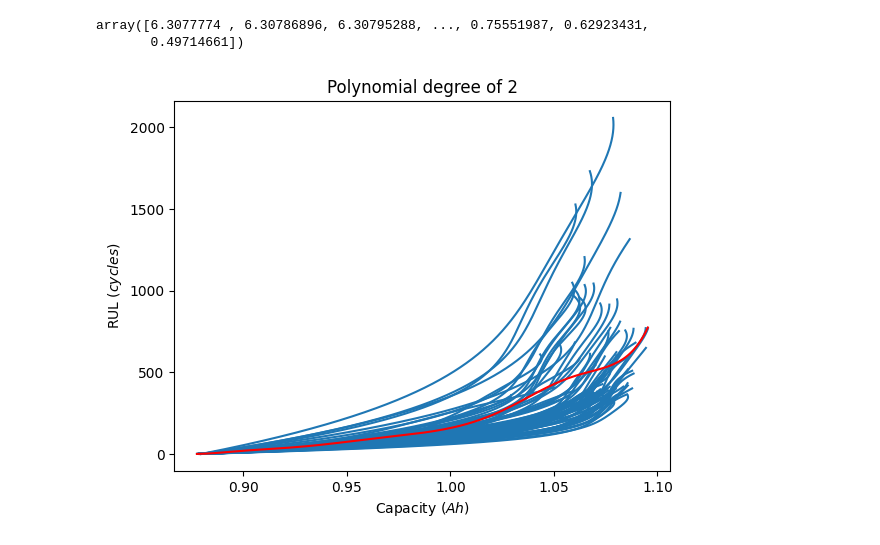
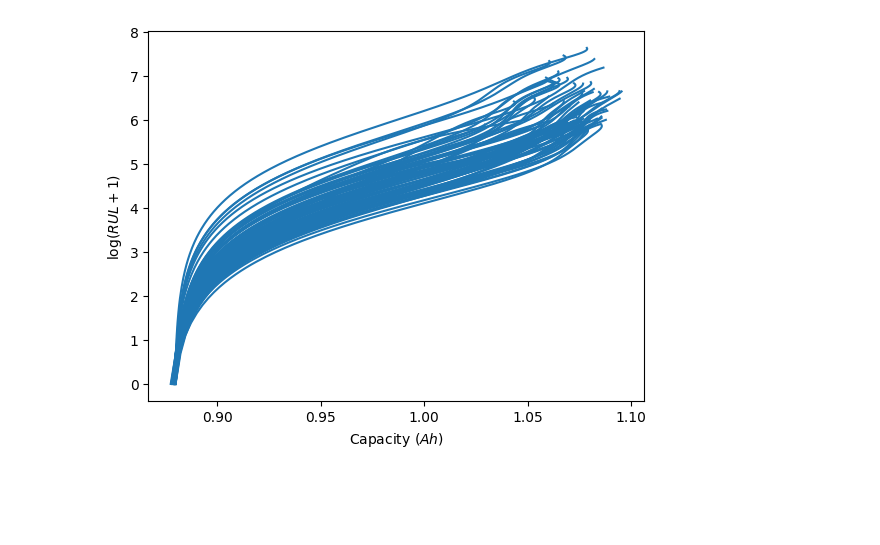
Before and after one commit to oThommy/modelleren-2a-14, a Jupyter notebook: src/plots.ipynb, the cells around one changed output. Saved outputs shown, nothing was run; the diff lists cells and outputs as text; code cells hidden in the pictures; blank space fills up the shorter version.

```diff
--- a/src/plots.ipynb
+++ b/src/plots.ipynb
@@ -10,0 +103,8 @@ from battery_data import test, train, log_transformer
+# %%
+fig, ax = plt.subplots()
+train.logged.groupby('battery_index').plot(x='capacity', y='RUL', ax=ax, color=config.TURQUOISE, legend=False)
+ax.set_xlabel('Capacity ($Ah$)')
+ax.set_ylabel(r'$\log(RUL + 1)$')
+fig.savefig(config.OUT_DIR / 'plots' / 'capacity_rul_log_transform.png')
+# %% [output]
+[figure, added]
@@ -23,15 +162,0 @@ x_axis = polynomial_transformer.fit_transform(x_linspace.reshape((-1, 1)))
-# %%
-%matplotlib inline
-
-fig, ax = plt.subplots()
-train.transformed.groupby('battery_index').plot(x='capacity', y='RUL', ax=ax, color=config.TRUE_PLOT_COLOR, legend=False, zorder=0)
-ax.plot(x_linspace, log_transformer.inverse_transform(model.predict(x_axis)), color=config.PREDICTED_PLOT_COLOR)
-
-polynomial_degree = 2
-ax.set_title(f'Polynomial degree of {polynomial_degree}')
-ax.set_xlabel('Capacity ($Ah$)')
-ax.set_ylabel('RUL ($cycles$)')
-# %% [output]
-array([6.3077774 , 6.30786896, 6.30795288, ..., 0.75551987, 0.62923431,
-       0.49714661])
-[figure, removed]
```
Also changed, not shown: parts of 7 cells of this notebook, 9 other files.
